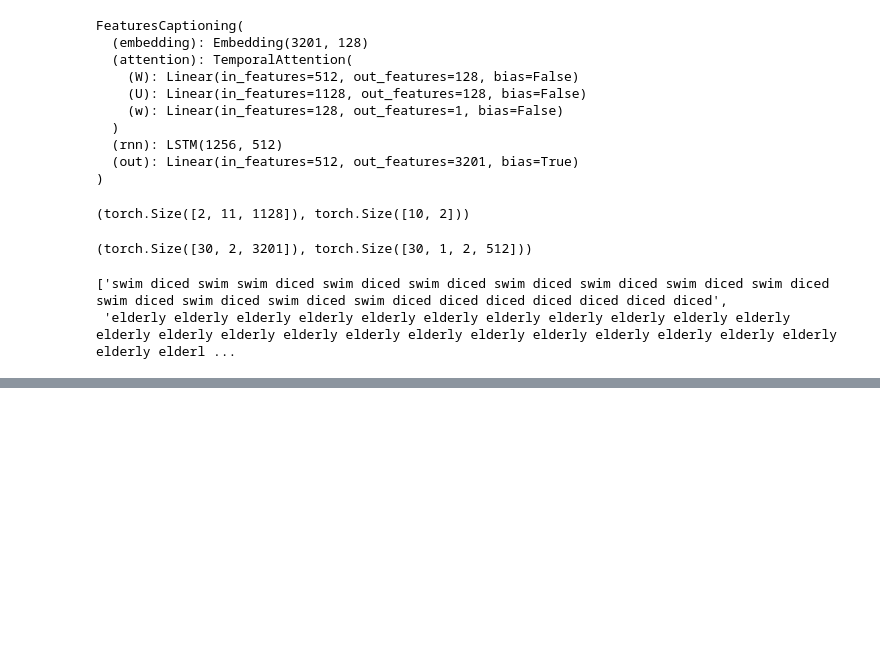
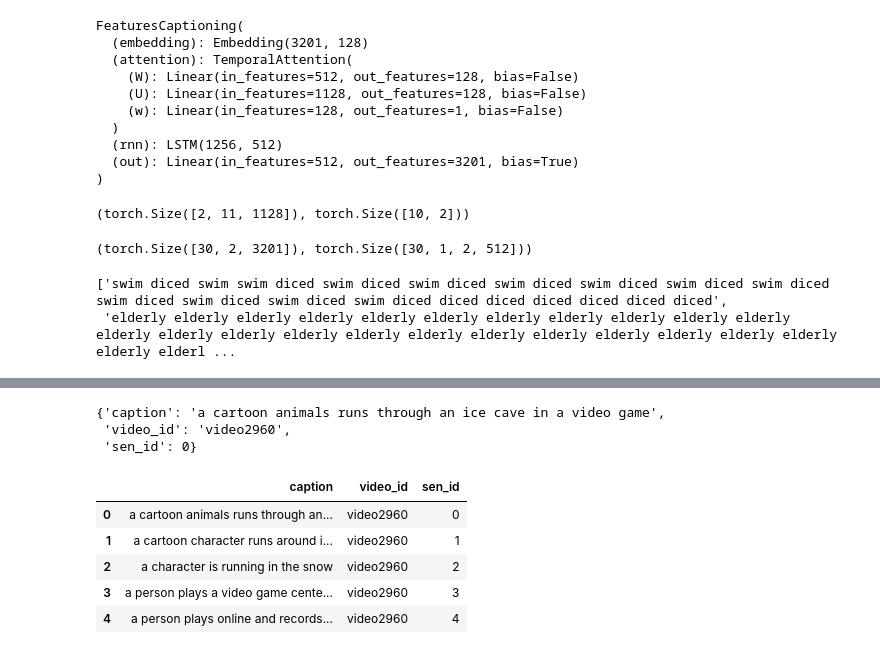
Before and after one commit to hmartelb/multimodal-video-captioning, a Jupyter notebook: nb/testing.ipynb, the cells around one changed output, grey strips where cells are left out. Cells and saved outputs as stored; diff of their text form; code cells hidden in the pictures; blank space fills up the shorter version.

```diff
--- a/nb/testing.ipynb
+++ b/nb/testing.ipynb
@@ -708,0 +739,6 @@ outputs = model.beam_search_predict(x, vocab)
+# %%
+data['sentences'][0]
+# %% [output]
+{'caption': 'a cartoon animals runs through an ice cave in a video game',
+ 'video_id': 'video2960',
+ 'sen_id': 0}
@@ -708,0 +747,9 @@ outputs = model.beam_search_predict(x, vocab)
+# %%
+metadata.head()
+# %% [output]
+|  | caption | video_id | sen_id |
+| 0 | a cartoon animals runs through an... | video2960 | 0 |
+| 1 | a cartoon character runs around i... | video2960 | 1 |
+| 2 | a character is running in the snow | video2960 | 2 |
+| 3 | a person plays a video game cente... | video2960 | 3 |
+| 4 | a person plays online and records... | video2960 | 4 |
```
Also changed, not shown: parts of 15 cells of this notebook, 1 other file.
